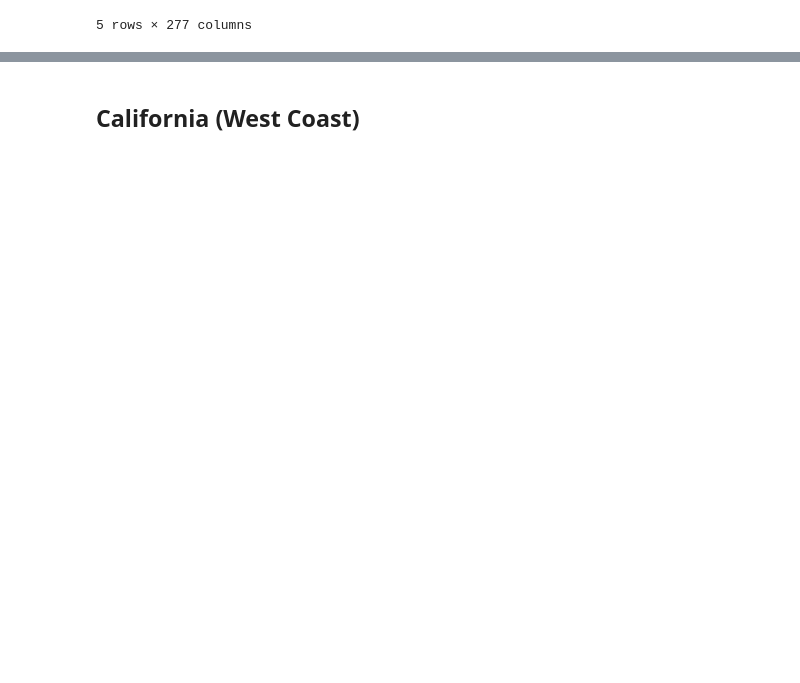
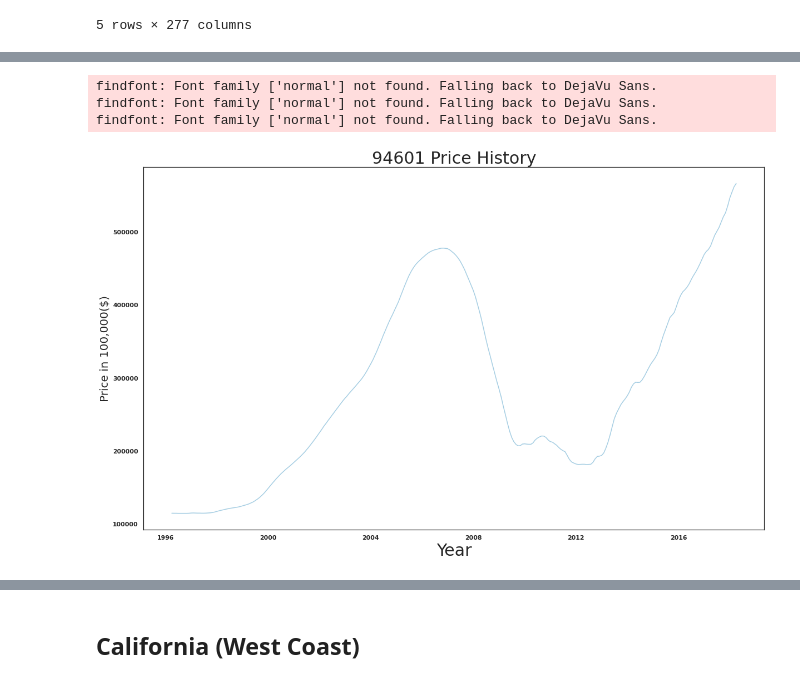
Before and after one commit to learn-co-curriculum/dsc-phase-4-choosing-a-dataset, a Jupyter notebook: time-series/Dan_exploratory_githubapp.ipynb, the cells around one changed output, grey strips where cells are left out. Saved outputs shown, nothing was run; the diff lists cells and outputs as text; code cells hidden in the pictures; blank space fills up the shorter version.

```diff
--- a/time-series/Dan_exploratory_githubapp.ipynb
+++ b/time-series/Dan_exploratory_githubapp.ipynb
@@ -208,0 +218,3 @@ cali_map
+# %%
+df94601 = cali_df3[cali_df3['Zipcode']== 94601]
+df94601.head()
@@ -230,0 +261,20 @@ get_datetimes(df)
+# %%
+def melt_data(df):
+    """
+    Takes the zillow_data dataset in wide form or a subset of the zillow_dataset.
+    Returns a long-form datetime dataframe
+    with the datetime column names as the index and the values as the 'values' column.
+
+    If more than one row is passes in the wide-form dataset, the values column
+    will be the mean of the values from the datetime columns in all of the rows.
+    """
+
+    melted = pd.melt(df, id_vars=['Zipcode', 'RegionID', 'SizeRank', 'City', 'State',
+                                  'Metro', 'CountyName','latitude', 'longitude', 'irs_estimated_population','yr_avg', 'ROI_5']
+                                 , var_name='Date')
+    melted['Date'] = pd.to_datetime(melted['Date'], infer_datetime_format=True)
+    melted = melted.dropna(subset=['value'])
+    return melted.groupby('Date').aggregate({'value':'mean'})
+# %%
+melted_94601 = melt_data(df94601)
+melted_94601
@@ -230,0 +296,12 @@ get_datetimes(df)
+# %%
+fig, ax = plt.subplots(figsize=(20,12))
+ax.plot(melted_94601)
+
+ax.set_xlabel('Year', fontsize=30)
+ax.set_ylabel('Price in 100,000($)',fontsize=20)
+ax.set_title('94601 Price History',fontsize=30);
+# %% [output]
+findfont: Font family ['normal'] not found. Falling back to DejaVu Sans.
+findfont: Font family ['normal'] not found. Falling back to DejaVu Sans.
+findfont: Font family ['normal'] not found. Falling back to DejaVu Sans.
+[figure, added]
```
Also changed, not shown: parts of 41 cells of this notebook.
